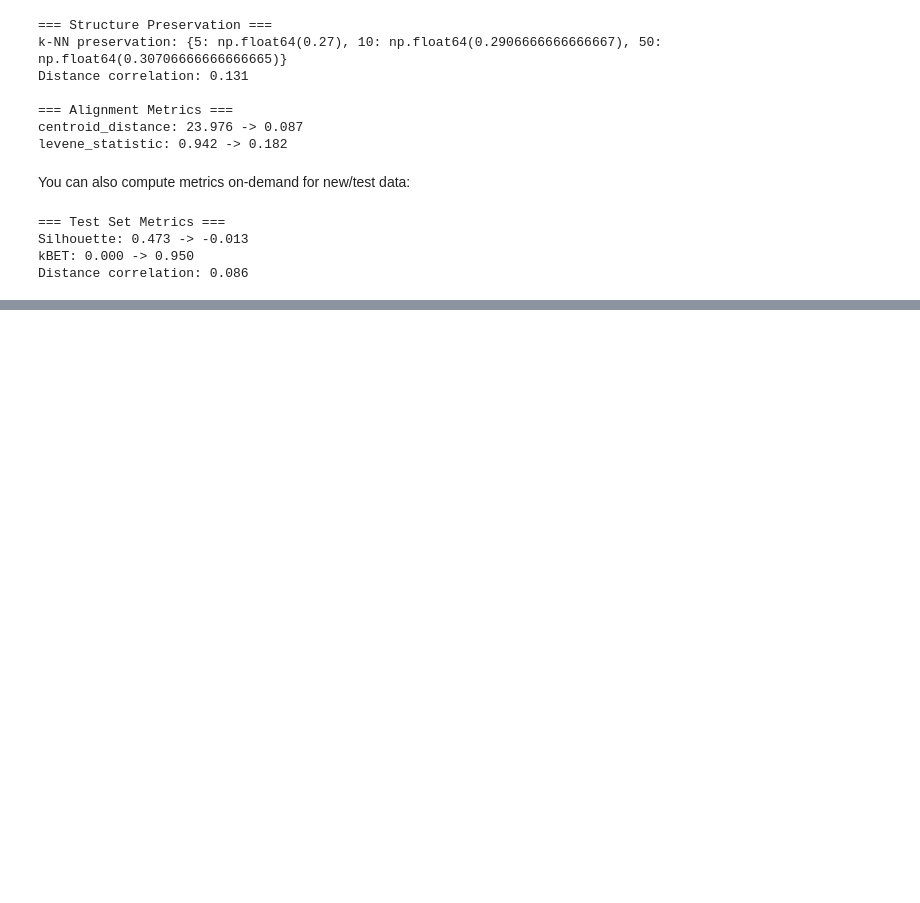
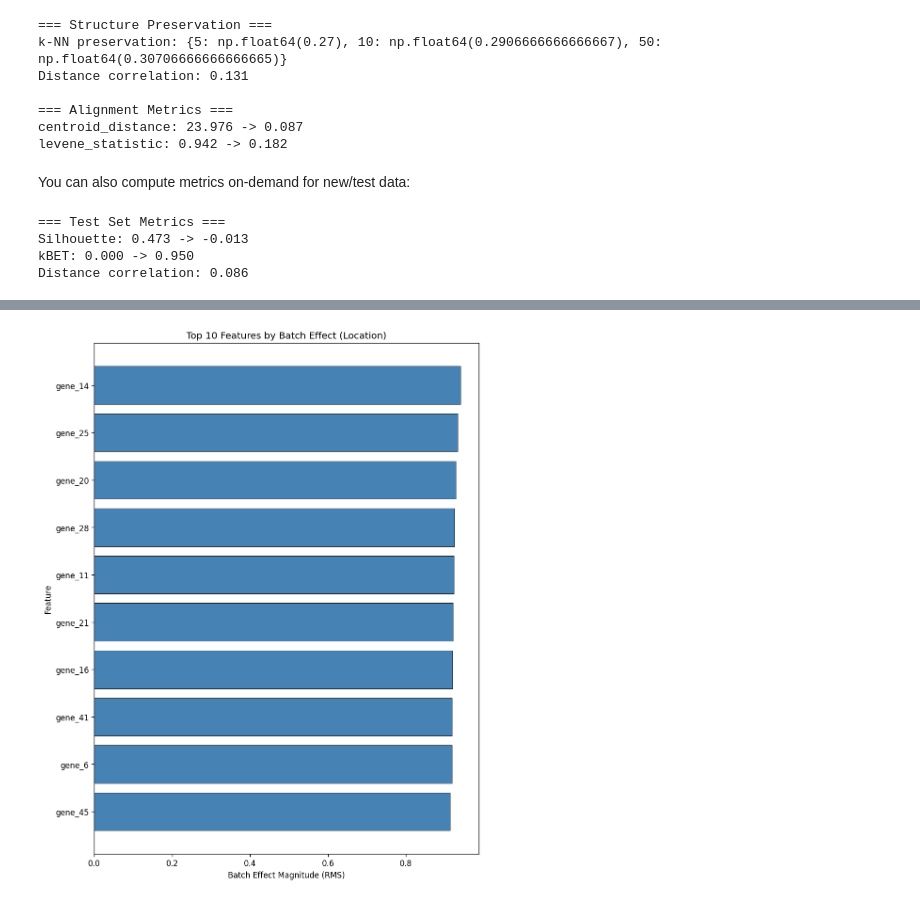
Before and after one commit to EttoreRocchi/combatlearn, a Jupyter notebook: docs/source/demo/combatlearn_demo.ipynb, the cells around one changed output, grey strips where cells are left out. Drawn from its saved outputs; the diff is of its cells as text; code cells hidden in the pictures; blank space fills up the shorter version.

```diff
--- a/docs/source/demo/combatlearn_demo.ipynb
+++ b/docs/source/demo/combatlearn_demo.ipynb
@@ -318,0 +391,5 @@ Distance correlation: 0.086
+# %%
+# Plot only location (mean shift) effects
+fig = combat.plot_feature_importance(top_n=10, kind="location")
+# %% [output]
+[figure, added]
```
Also changed, not shown: parts of 10 cells of this notebook, 1 other file.
